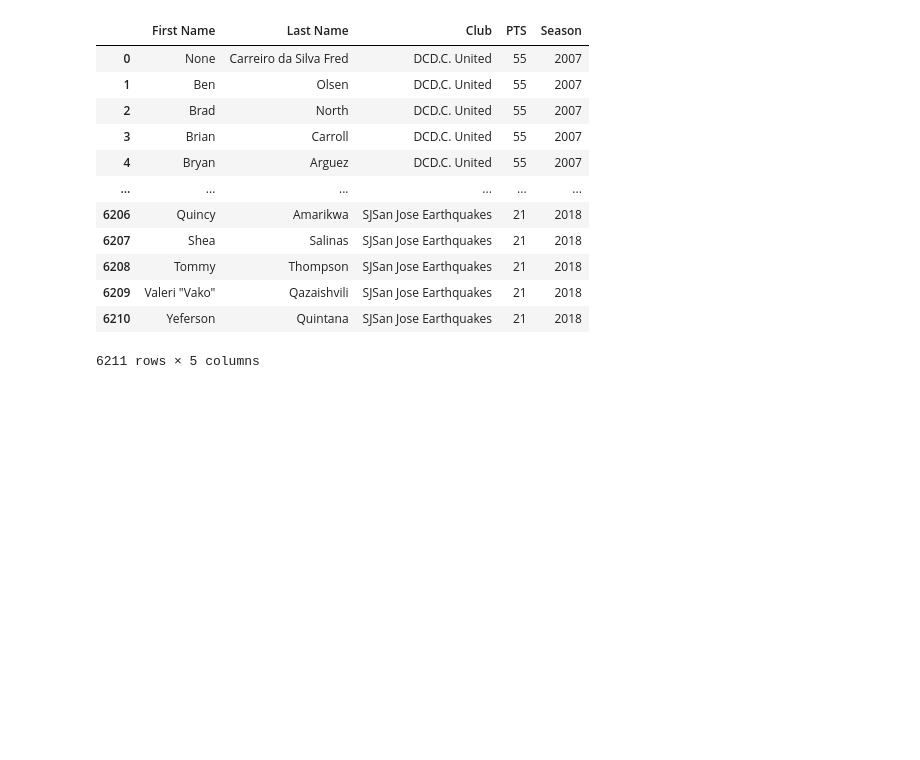
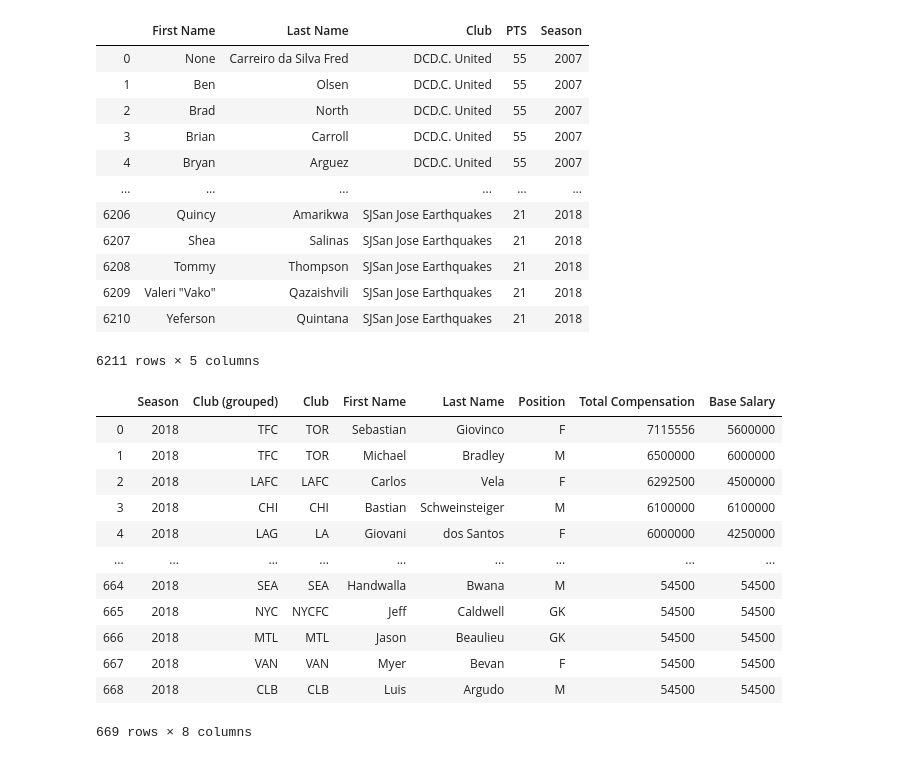
Before and after one commit to kyraha/UMN_PR02_ETL, a Jupyter notebook: ETL_KD/ETL_MLS_Salaries.ipynb, the cells around one changed output. Drawn from its saved outputs; the diff is of its cells as text; code cells hidden in the pictures; blank space fills up the shorter version.

Commit message:
added column

```diff
--- a/ETL_KD/ETL_MLS_Salaries.ipynb
+++ b/ETL_KD/ETL_MLS_Salaries.ipynb
@@ -148,3 +148,20 @@ sample
 | 6209 | Valeri "Vako" | Qazaishvili | SJSan Jose Earthquakes | 21 | 2018 |
 | 6210 | Yeferson | Quintana | SJSan Jose Earthquakes | 21 | 2018 |
 6211 rows × 5 columns
+# %%
+sal2018 = sal.loc[sal["Season"] == 2018]
+sal2018
+# %% [output]
+|  | Season | Club (grouped) | Club | First Name | Last Name | Position | Total Compensation | Base Salary |
+| 0 | 2018 | TFC | TOR | Sebastian | Giovinco | F | 7115556 | 5600000 |
+| 1 | 2018 | TFC | TOR | Michael | Bradley | M | 6500000 | 6000000 |
+| 2 | 2018 | LAFC | LAFC | Carlos | Vela | F | 6292500 | 4500000 |
+| 3 | 2018 | CHI | CHI | Bastian | Schweinsteiger | M | 6100000 | 6100000 |
+| 4 | 2018 | LAG | LA | Giovani | dos Santos | F | 6000000 | 4250000 |
+| ... | ... | ... | ... | ... | ... | ... | ... | ... |
+| 664 | 2018 | SEA | SEA | Handwalla | Bwana | M | 54500 | 54500 |
+| 665 | 2018 | NYC | NYCFC | Jeff | Caldwell | GK | 54500 | 54500 |
+| 666 | 2018 | MTL | MTL | Jason | Beaulieu | GK | 54500 | 54500 |
+| 667 | 2018 | VAN | VAN | Myer | Bevan | F | 54500 | 54500 |
+| 668 | 2018 | CLB | CLB | Luis | Argudo | M | 54500 | 54500 |
+669 rows × 8 columns
```
Also changed, not shown: parts of 3 cells of this notebook, 2 other files.
